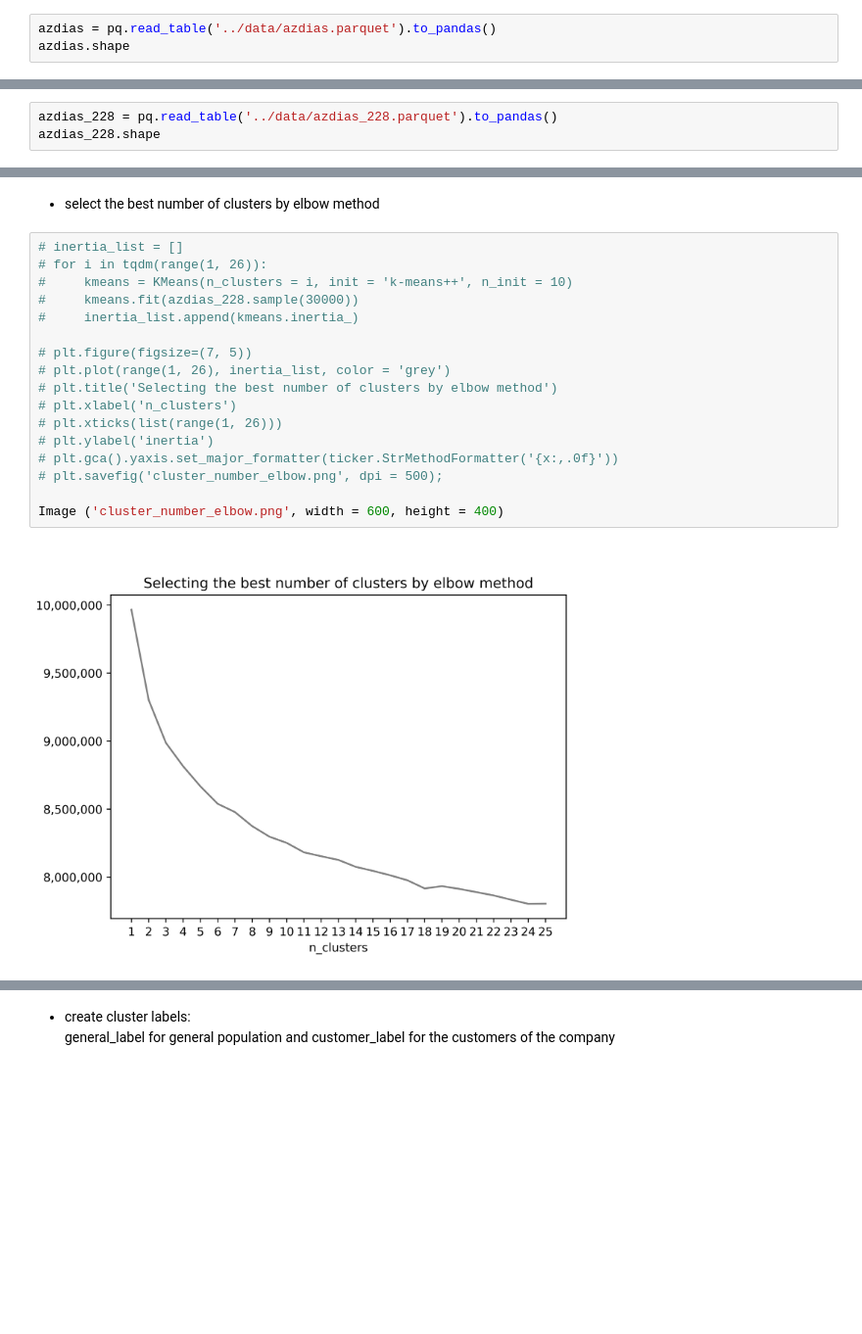
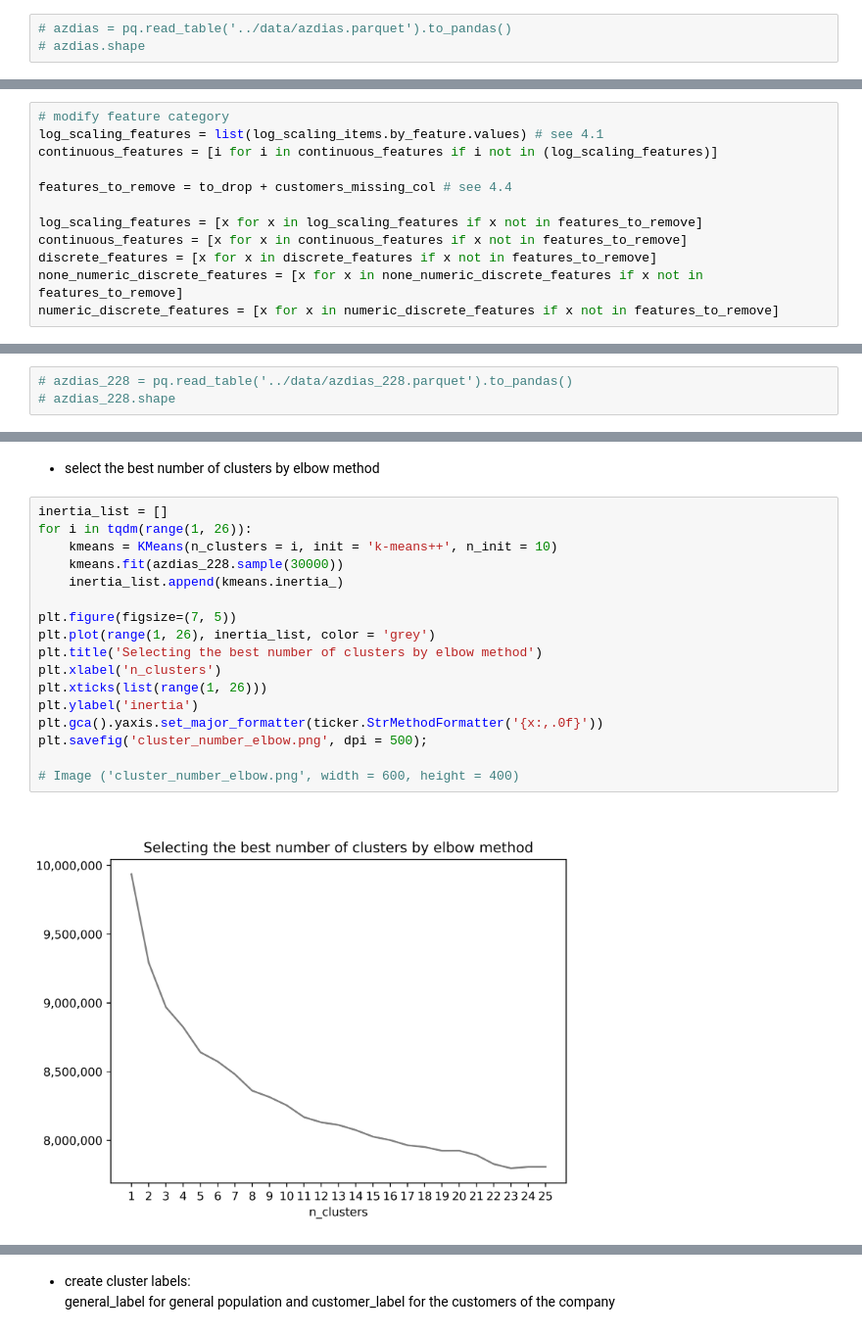
Before and after one commit to jaeyoun-chang/u_city_capstone, a Jupyter notebook: Arvato_Project_Workbook.ipynb, the cells around one changed output, grey strips where cells are left out. Shown at 98% size. Saved outputs shown, nothing was run; the diff lists cells and outputs as text; blank space fills up the shorter version.

Commit message:
read_me

```diff
--- a/Arvato_Project_Workbook.ipynb
+++ b/Arvato_Project_Workbook.ipynb
@@ -1681,5 +1603,5 @@ The main bulk of your analysis will come in this part of the project. Here, you
 # %% [markdown]
 * load pre-processed datasets and feature category lists
 # %%
-azdias = pq.read_table('../data/azdias.parquet').to_pandas()
-azdias.shape
+# azdias = pq.read_table('../data/azdias.parquet').to_pandas()
+# azdias.shape
@@ -1734,3 +1615,15 @@ for i in [log_scaling_features, continuous_features, discrete_features,
+# %%
+# modify feature category
+log_scaling_features = list(log_scaling_items.by_feature.values) # see 4.1
+continuous_features = [i for i in continuous_features if i not in (log_scaling_features)]
+
+features_to_remove = to_drop + customers_missing_col # see 4.4
+
+log_scaling_features = [x for x in log_scaling_features if x not in features_to_remove]
+continuous_features = [x for x in continuous_features if x not in features_to_remove]
+discrete_features = [x for x in discrete_features if x not in features_to_remove]
+none_numeric_discrete_features = [x for x in none_numeric_discrete_features if x not in features_to_remove]
+numeric_discrete_features = [x for x in numeric_discrete_features if x not in features_to_remove]
 # %% [markdown]
 * transformation pipelines
   make column_transformer composed of 4 pipelines based on feature categorization in 4.5
@@ -1826,5 +1719,5 @@ pq.write_table(table, '../data/customers_228.parquet')
 # %% [markdown]
 * load reduced datasets
 # %%
-azdias_228 = pq.read_table('../data/azdias_228.parquet').to_pandas()
-azdias_228.shape
+# azdias_228 = pq.read_table('../data/azdias_228.parquet').to_pandas()
+# azdias_228.shape
@@ -1838,21 +1727,21 @@ customers_228.shape
 # %% [markdown]
 * select the best number of clusters by elbow method
 # %%
-# inertia_list = []
-# for i in tqdm(range(1, 26)):
-#     kmeans = KMeans(n_clusters = i, init = 'k-means++', n_init = 10)
-#     kmeans.fit(azdias_228.sample(30000))
-#     inertia_list.append(kmeans.inertia_)
+inertia_list = []
+for i in tqdm(range(1, 26)):
+    kmeans = KMeans(n_clusters = i, init = 'k-means++', n_init = 10)
+    kmeans.fit(azdias_228.sample(30000))
+    inertia_list.append(kmeans.inertia_)
 
-# plt.figure(figsize=(7, 5))
-# plt.plot(range(1, 26), inertia_list, color = 'grey')
-# plt.title('Selecting the best number of clusters by elbow method')
-# plt.xlabel('n_clusters')
-# plt.xticks(list(range(1, 26)))
-# plt.ylabel('inertia')
-# plt.gca().yaxis.set_major_formatter(ticker.StrMethodFormatter('{x:,.0f}'))
-# plt.savefig('cluster_number_elbow.png', dpi = 500);
+plt.figure(figsize=(7, 5))
+plt.plot(range(1, 26), inertia_list, color = 'grey')
+plt.title('Selecting the best number of clusters by elbow method')
+plt.xlabel('n_clusters')
+plt.xticks(list(range(1, 26)))
+plt.ylabel('inertia')
+plt.gca().yaxis.set_major_formatter(ticker.StrMethodFormatter('{x:,.0f}'))
+plt.savefig('cluster_number_elbow.png', dpi = 500);
 
-Image ('cluster_number_elbow.png', width = 600, height = 400)
+# Image ('cluster_number_elbow.png', width = 600, height = 400)
 # %% [output]
-[figure, old version]
+[figure, new version]
```
Also changed, not shown: parts of 125 cells of this notebook, 3 other files.
